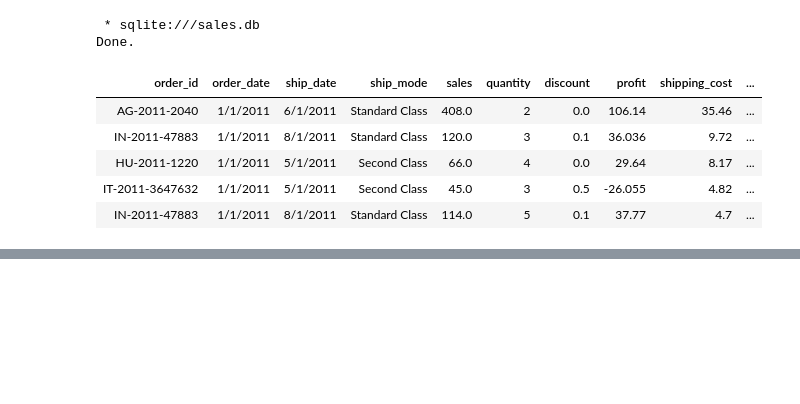
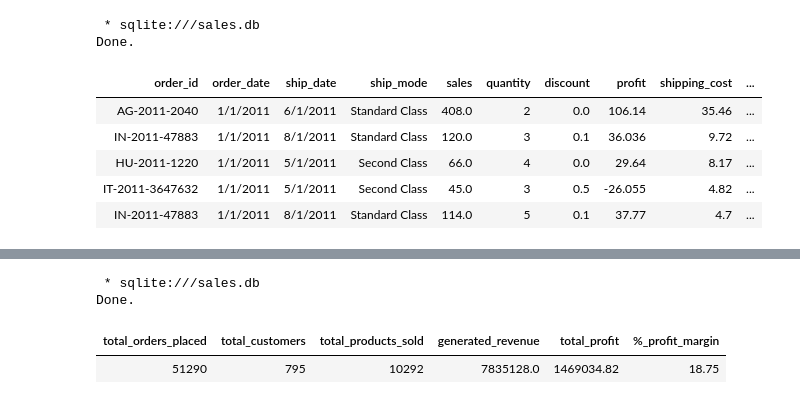
Before and after one commit to moztarib/data-analytics-sql, a Jupyter notebook: notebooks/01_load_data.ipynb, the cells around one changed output, grey strips where cells are left out. Saved outputs shown, nothing was run; the diff lists cells and outputs as text; code cells hidden in the pictures; blank space fills up the shorter version.

```diff
--- a/notebooks/01_load_data.ipynb
+++ b/notebooks/01_load_data.ipynb
@@ -267,0 +262,18 @@ Done.
+# %%
+%%sql
+
+SELECT
+COUNT (order_id) AS total_orders_placed,
+COUNT (DISTINCT(customer_name)) AS total_customers,
+COUNT (DISTINCT(product_id)) AS total_products_sold,
+
+ROUND (SUM (sales), 2) AS generated_revenue,
+ROUND (SUM(profit), 2) AS "total_profit",
+ROUND((SUM(profit)/SUM (sales))*100, 2) AS "%_profit_margin"
+
+FROM fact_orders;
+# %% [output]
+ * sqlite:///sales.db
+Done.
+| total_orders_placed | total_customers | total_products_sold | generated_revenue | total_profit | %_profit_margin |
+| 51290 | 795 | 10292 | 7835128.0 | 1469034.82 | 18.75 |
```
Also changed, not shown: parts of 32 cells of this notebook, 2 other files.
